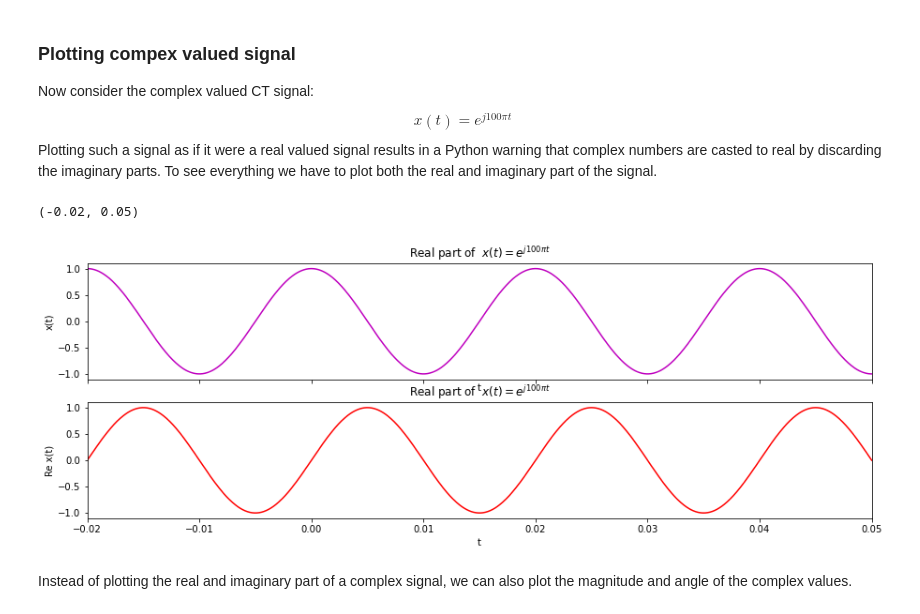
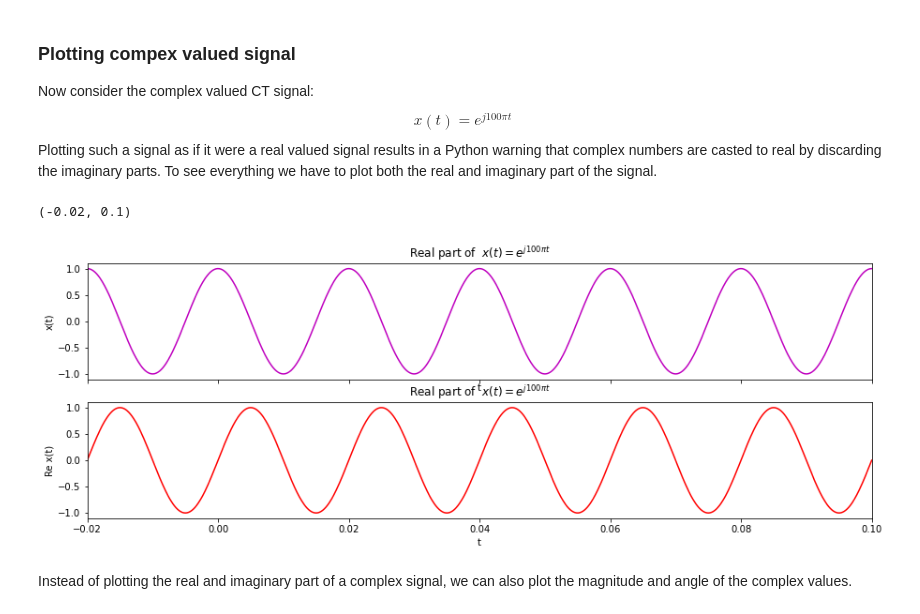
Before and after one commit to sayedul79/python-signal-and-system, a Jupyter notebook: plotting-signal.ipynb, the cells around one changed output. Cells and saved outputs as stored; diff of their text form; code cells hidden in the pictures.

```diff
--- a/plotting-signal.ipynb
+++ b/plotting-signal.ipynb
@@ -45,23 +45,23 @@ Python warning that complex numbers are casted to real by discarding
 the imaginary parts. To see everything we have to plot both the real
 and imaginary part of the signal.
 # %%
-t = np.linspace(-0.02, 0.05, 1000)
+t = np.linspace(-0.02, 0.1, 1000)
 fig, ax=plt.subplots(nrows=2, ncols=1,sharex=True,figsize=(15,5))
 
 ax[0].plot(t, np.exp(2j*np.pi*50*t).real, color='m')
 ax[0].set_xlabel('t')
 ax[0].set_ylabel('x(t)')
 ax[0].set_title('Real part of  $x(t)=e^{j 100 \pi t}$')
-ax[0].set_xlim([-0.02, 0.05])
+ax[0].set_xlim([-0.02, 0.1])
 
 ax[1].plot(t, np.exp(2j*np.pi*50*t).imag, color='r')
 ax[1].set_xlabel('t')
 ax[1].set_ylabel('Re x(t)')
 ax[1].set_title('Real part of  $x(t)=e^{j 100 \pi t}$')
-ax[1].set_xlim([-0.02, 0.05])
+ax[1].set_xlim([-0.02, 0.1])
 # %% [output]
-(-0.02, 0.05)
+(-0.02, 0.1)
-[figure, old version]
+[figure, new version]
 # %% [markdown]
 Instead of plotting the real and imaginary part of a complex signal, we can also plot the magnitude and angle of the complex values.
 # %%
```
Also changed, not shown: parts of 3 cells of this notebook, 1 other file.
